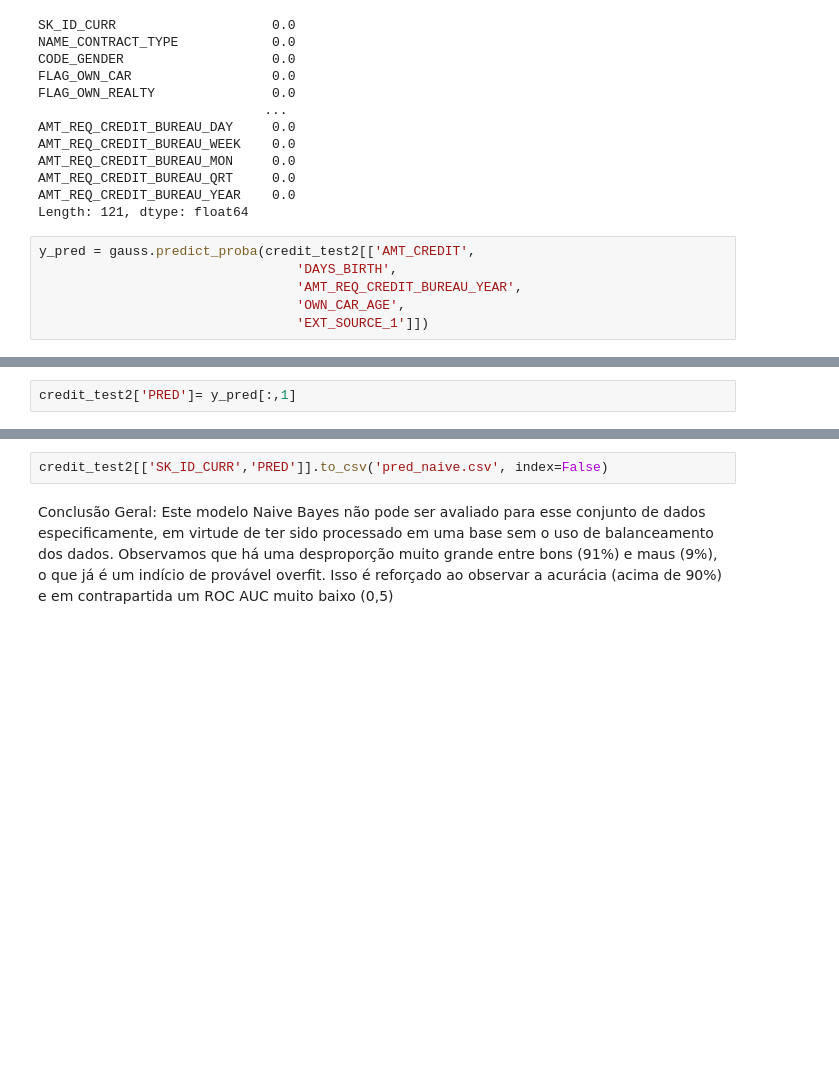
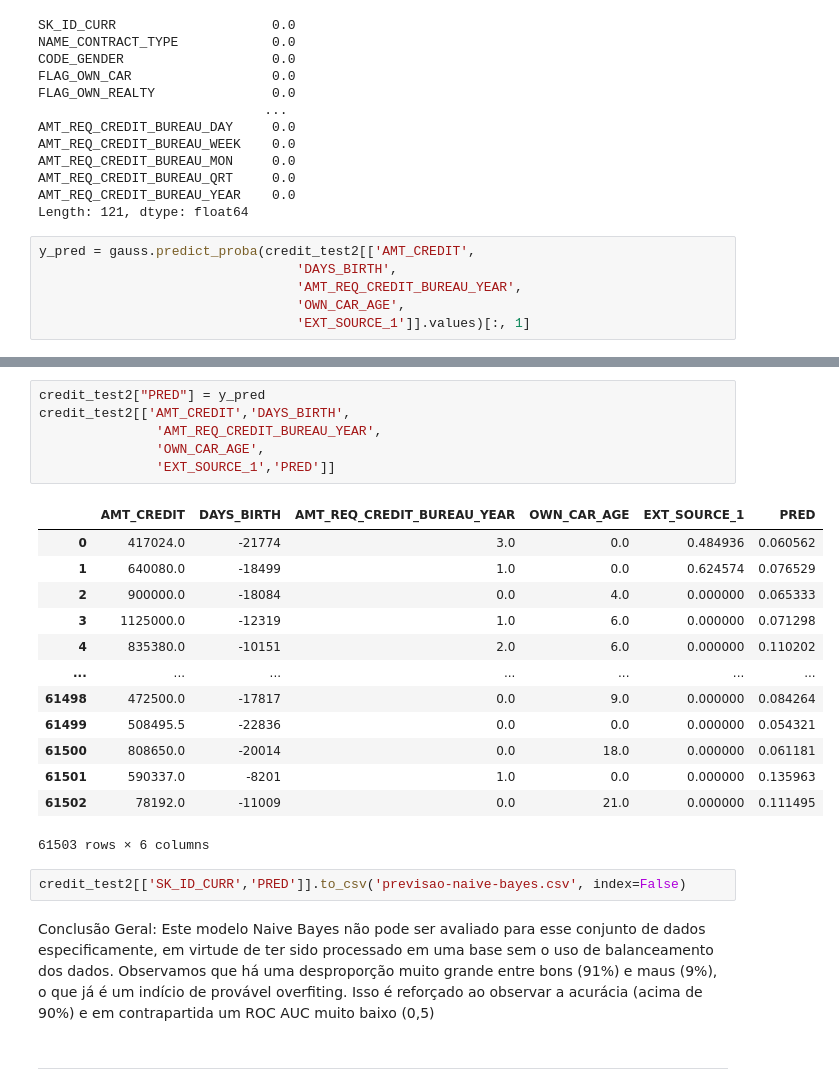
Before and after one commit to dehscardoso/lets_code_projeto_machine_learning, a Jupyter notebook: modelos/modelo_naive_bayes.ipynb, the cells around one changed output, grey strips where cells are left out. Drawn from its saved outputs; the diff is of its cells as text; blank space fills up the shorter version.

```diff
--- a/modelos/modelo_naive_bayes.ipynb
+++ b/modelos/modelo_naive_bayes.ipynb
@@ -356,4 +335,4 @@ y_pred = gauss.predict_proba(credit_test2[['AMT_CREDIT',
                                  'DAYS_BIRTH',
                                  'AMT_REQ_CREDIT_BUREAU_YEAR',
                                  'OWN_CAR_AGE',
-                                 'EXT_SOURCE_1']])
+                                 'EXT_SOURCE_1']].values)[:, 1]
@@ -370,2 +338,0 @@ array([[0.93943767, 0.06056233],
-# %%
-credit_test2['PRED']= y_pred[:,1]
@@ -382,7 +339,26 @@ credit_test2.head()
-# %%
-credit_test2[['SK_ID_CURR','PRED']].to_csv('pred_naive.csv', index=False)
-# %% [markdown]
-Conclusão Geral:
-    Este modelo Naive Bayes não pode ser avaliado para esse conjunto de dados especificamente, em virtude de ter sido processado em uma base sem o uso de balanceamento dos dados.
-    Observamos que há uma desproporção muito grande entre bons (91%) e maus (9%), o que já é um indício de provável overfit. Isso é reforçado ao observar a acurácia (acima de 90%)
-    e em contrapartida um ROC AUC muito baixo (0,5)
+# %%
+credit_test2["PRED"] = y_pred
+credit_test2[['AMT_CREDIT','DAYS_BIRTH',
+               'AMT_REQ_CREDIT_BUREAU_YEAR',
+               'OWN_CAR_AGE',
+               'EXT_SOURCE_1','PRED']]
+# %% [output]
+|  | AMT_CREDIT | DAYS_BIRTH | AMT_REQ_CREDIT_BUREAU_YEAR | OWN_CAR_AGE | EXT_SOURCE_1 | PRED |
+| 0 | 417024.0 | -21774 | 3.0 | 0.0 | 0.484936 | 0.060562 |
+| 1 | 640080.0 | -18499 | 1.0 | 0.0 | 0.624574 | 0.076529 |
+| 2 | 900000.0 | -18084 | 0.0 | 4.0 | 0.000000 | 0.065333 |
+| 3 | 1125000.0 | -12319 | 1.0 | 6.0 | 0.000000 | 0.071298 |
+| 4 | 835380.0 | -10151 | 2.0 | 6.0 | 0.000000 | 0.110202 |
+| ... | ... | ... | ... | ... | ... | ... |
+| 61498 | 472500.0 | -17817 | 0.0 | 9.0 | 0.000000 | 0.084264 |
+| 61499 | 508495.5 | -22836 | 0.0 | 0.0 | 0.000000 | 0.054321 |
+| 61500 | 808650.0 | -20014 | 0.0 | 18.0 | 0.000000 | 0.061181 |
+| 61501 | 590337.0 | -8201 | 1.0 | 0.0 | 0.000000 | 0.135963 |
+| 61502 | 78192.0 | -11009 | 0.0 | 21.0 | 0.000000 | 0.111495 |
+61503 rows × 6 columns
+# %%
+credit_test2[['SK_ID_CURR','PRED']].to_csv('previsao-naive-bayes.csv', index=False)
+# %% [markdown]
+Conclusão Geral: Este modelo Naive Bayes não pode ser avaliado para esse conjunto de dados especificamente, em virtude de ter sido processado em uma base sem o uso de balanceamento dos dados. Observamos que há uma desproporção muito grande entre bons (91%) e maus (9%), o que já é um indício de provável overfiting. Isso é reforçado ao observar a acurácia (acima de 90%) e em contrapartida um ROC AUC muito baixo (0,5)
+# %% [markdown]
+---
```
Also changed, not shown: parts of 9 cells of this notebook, 5 other files.
